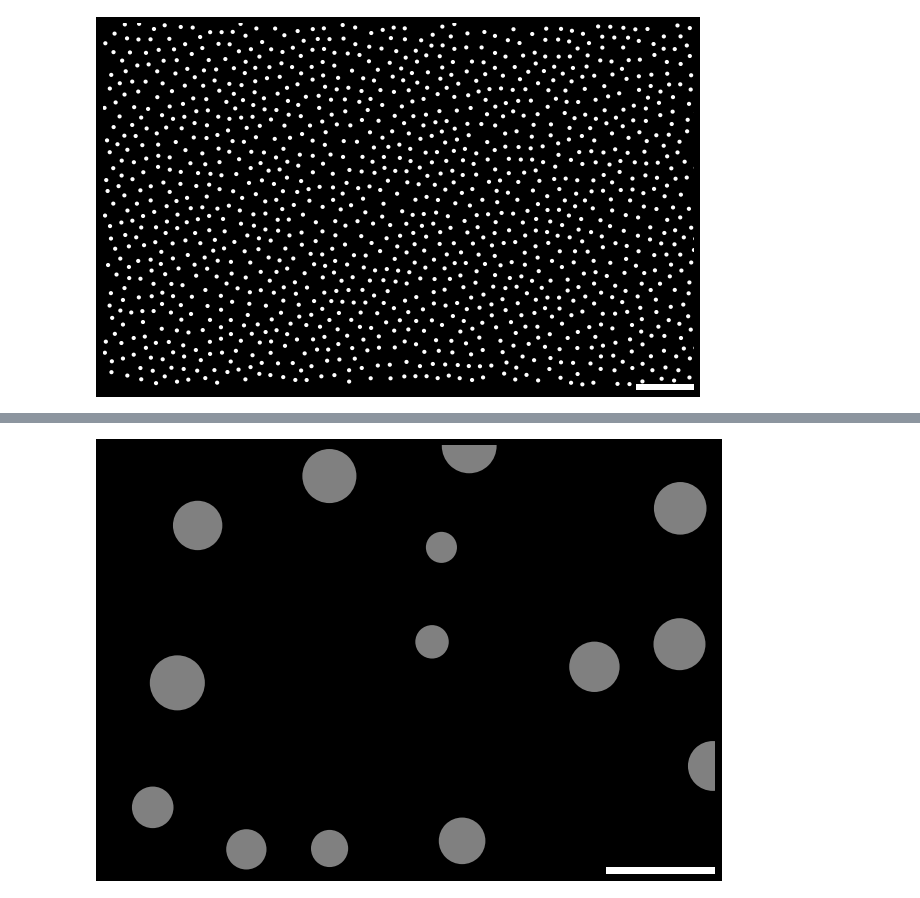
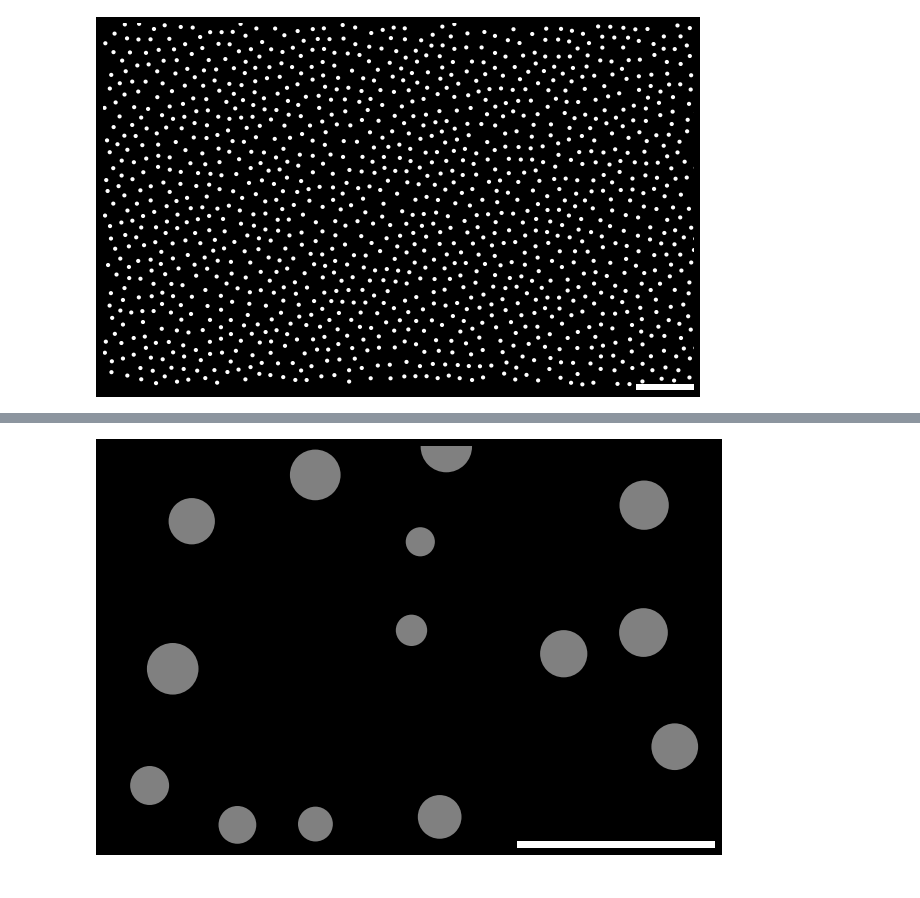
Before and after one commit to CNS-OIST/pycabnn, a Jupyter notebook: docs/fig_POPGEN/plot_pop_gen_figures.ipynb, the cells around one changed output, grey strips where cells are left out. Cells and saved outputs as stored; diff of their text form; code cells hidden in the pictures.

Commit message:
Add more figures for the poster

```diff
--- a/docs/fig_POPGEN/plot_pop_gen_figures.ipynb
+++ b/docs/fig_POPGEN/plot_pop_gen_figures.ipynb
@@ -93,6 +94,5 @@ plt.savefig('all.png', dpi=300)
 # %%
-
-fname = "coords_20190626_1_1.npz"
+fname = "coords_20190626_1_6.npz"
 
 f = np.load(fname)
 
@@ -108,40 +108,41 @@ goc = fix_coors(goc)
 
 glo = f['glo']
 glo = fix_coors(glo)
+
+grc0 = f['grc_nop']
+grx = grc0 + np.random.randn(*grc0.shape)*0.2
+grc = fix_coors(grx)
 
 
 
 def to_saggit(x):
     y = x.copy()
     y[:,0] = x[:,1]
     y[:,1] = x[:,2]
     y[:,2] = x[:,0]
     return y
 
 def to_medlat(x):
     y = x.copy()
     y[:,0] = x[:,0]
     y[:,1] = x[:,2]
     y[:,2] = x[:,1]
     return y
 
 
 goc1 = to_saggit(goc)
 glo1 = to_saggit(glo)
 grc1 = to_saggit(grc)
-grc = f['grc_nop']
-grc = fix_coors(grc)
-grc = f['grc_nop']
-grc = fix_coors(grc)
 
 
-bbox = [[200, 500], [0-10, 200], [0, 500]]
+
+bbox = [[200, 200+200*8/5], [0-10, 200], [0, 500]]
 
 
 ax = ppl.plot_goc(goc1, bbox, 100, 13.5)
-ax.plot([bbox[0][1]-50, bbox[0][1]], [bbox[1][0], bbox[1][0]], 'w', linewidth=15)
+ax.plot([bbox[0][1]-100, bbox[0][1]], [bbox[1][0], bbox[1][0]], 'w', linewidth=15)
 plt.savefig('goc_sag.png', dpi=300)
 # %% [output]
 [interactive output not drawn]
-[figure, old version]
+[figure, new version]
 # %%
```
Also changed, not shown: parts of 13 cells of this notebook, 12 other files.
